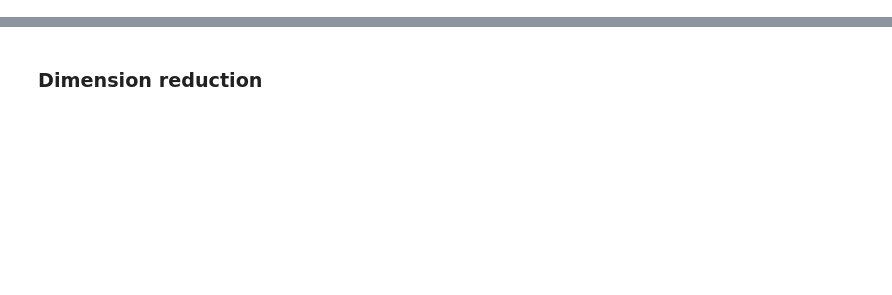
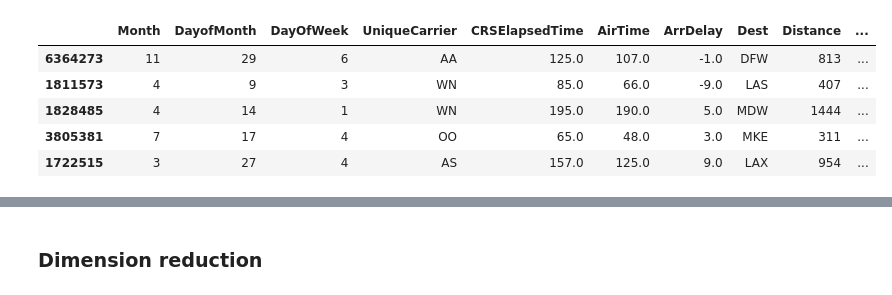
Before and after one commit to npqbuu/ML_Bootcamp_2019, a Jupyter notebook: W5_Airline-Arrivals-Project/Feature_engineering.ipynb, the cells around one changed output, grey strips where cells are left out. Drawn from its saved outputs; the diff is of its cells as text; code cells hidden in the pictures; blank space fills up the shorter version.

```diff
--- a/W5_Airline-Arrivals-Project/Feature_engineering.ipynb
+++ b/W5_Airline-Arrivals-Project/Feature_engineering.ipynb
@@ -2,0 +54,21 @@
+# %%
+#Create Date column
+#df['Date'] = pd.to_datetime(df[['Year', 'Month', 'DayofMonth']])
+
+# Drop columns
+# Year: The dataset only contains data in 2008
+# Cancelled + CancellationCode + Diverted: Cancelled flight does not have delay label.
+df.drop(['Year', 'Cancelled', 'CancellationCode', 'Diverted'], axis=1, inplace=True)
+# Delay details: Only 20% rows have these features.
+df.drop(['CarrierDelay', 'WeatherDelay', 'NASDelay', 'SecurityDelay', 'LateAircraftDelay'], axis=1, inplace=True)
+# Time: Only keep CRSArrTime, CRSElapsedTime
+df.drop(['DepTime', 'ArrTime', 'CRSDepTime', 'ActualElapsedTime', 'DepDelay'], axis=1, inplace=True)
+# Airport: Only keep the Dest Airport
+df.drop(['Origin'], axis=1, inplace=True)
+# Carrier: Drop FlightNum and TailNum
+df.drop(['FlightNum', 'TailNum'], axis=1, inplace=True)
+
+df.dropna(inplace=True)
+df.drop_duplicates(inplace=True)
+
+df.count()
@@ -2,0 +89,18 @@
+# %%
+# Convert CRSArrTime to Parts of the Day
+conditions = [
+    (df['CRSArrTime'] >= 500) & (df['CRSArrTime'] < 1201),
+    (df['CRSArrTime'] >= 1201) & (df['CRSArrTime'] < 1701),
+    (df['CRSArrTime'] >= 1701) & (df['CRSArrTime'] < 2101)]
+choices = [1, 2, 3]
+df['PotD'] = np.select(conditions, choices, default=4)
+
+# Morning, Afternoon, Evening, Night
+# %%
+# Convert ArrDelay to Delay
+# A flight only counts as late if it is more than 30 minutes late.
+conditions = [
+    (df['ArrDelay'] > 30)]
+choices = [1]
+df['Delay'] = np.select(conditions, choices, default=0)
+df.drop(['CRSArrTime'], axis=1, inplace=True)
@@ -2,0 +124,9 @@
+# %%
+df.head()
+# %% [output]
+|  | Month | DayofMonth | DayOfWeek | UniqueCarrier | CRSElapsedTime | AirTime | ArrDelay | Dest | Distance | ... |
+| 6364273 | 11 | 29 | 6 | AA | 125.0 | 107.0 | -1.0 | DFW | 813 | ... |
+| 1811573 | 4 | 9 | 3 | WN | 85.0 | 66.0 | -9.0 | LAS | 407 | ... |
+| 1828485 | 4 | 14 | 1 | WN | 195.0 | 190.0 | 5.0 | MDW | 1444 | ... |
+| 3805381 | 7 | 17 | 4 | OO | 65.0 | 48.0 | 3.0 | MKE | 311 | ... |
+| 1722515 | 3 | 27 | 4 | AS | 157.0 | 125.0 | 9.0 | LAX | 954 | ... |
```
Also changed, not shown: parts of 39 cells of this notebook.
